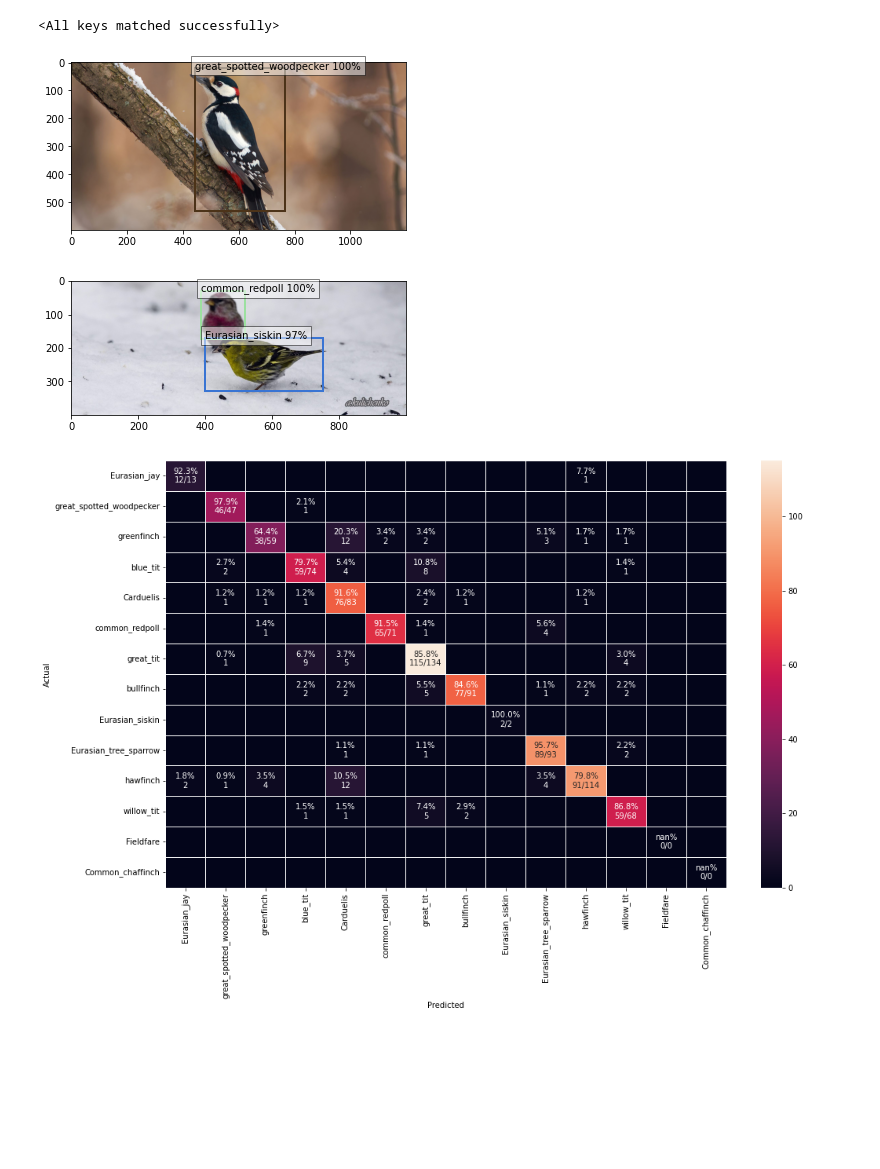
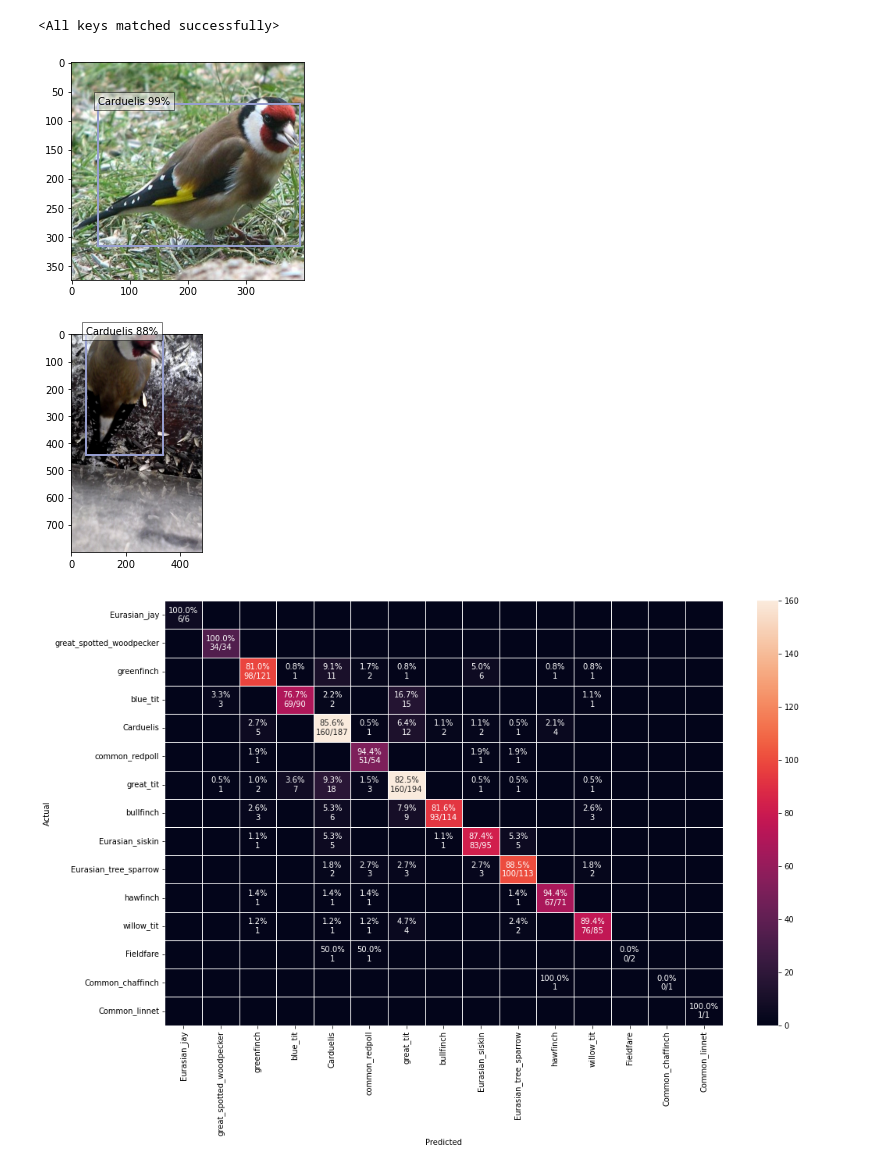
Before and after one commit to CostiaB/Birds_Detection, a Jupyter notebook: birds_project_fasterrcnn_mobilenet.ipynb, the cells around one changed output. Saved outputs shown, nothing was run; the diff lists cells and outputs as text; code cells hidden in the pictures; blank space fills up the shorter version.

```diff
--- a/birds_project_fasterrcnn_mobilenet.ipynb
+++ b/birds_project_fasterrcnn_mobilenet.ipynb
@@ -41,7 +43,8 @@ labels_dict = {1: 'Eurasian_jay',
  11: 'hawfinch',
  12: 'willow_tit',
  13: 'Fieldfare',
- 14: 'Common_chaffinch'}
+ 14: 'Common_chaffinch',
+ 15: 'Common_linnet'}
 n_classes = len(labels_dict)  # number of classes
 color_dict = {i:color/255 for i,color in enumerate(np.random.uniform(0, 255, size=(n_classes, 3)))}
 # %%
@@ -55,7 +58,11 @@ def xml_transform(xml_path):
         label = obj[0].text
         if label == 'Common chaffinch':
             label = 'Common_chaffinch'
-        label = [label == species for species in labels_dict.values()].index(True) + 1
+        try:
+            label = [label == species for species in labels_dict.values()].index(True) + 1
+        except ValueError:
+            print(xml_path)
+
         labels.append(label)
         box = [int(coord.text) for coord in obj[4]]
         boxes.append(box)
@@ -316,7 +325,7 @@ print("Model loaded successfully")
 # %% [output]
 Model loaded successfully
 # %%
-number_epochs = 20  #TODO: Choose
+number_epochs = 50  #TODO: Choose
 params = [p for p in model.parameters() if p.requires_grad]
 optimizer = torch.optim.SGD(params, lr=0.005, momentum=0.9)#TODO: Choose, momentum=#TODO: Choose)
 
@@ -338,9 +347,6 @@ for epoch in range(number_epochs):
 
         try:
             loss_dict = model(images, labels)
-
-
-
 
             losses = sum(loss for loss in loss_dict.values())
             optimizer.zero_grad()
@@ -378,7 +384,7 @@ for epoch in range(number_epochs):
     if val_loss[-1] < best_loss:
         print('Saving weights...')
         best_loss = val_loss[-1]
-        torch.save(model.state_dict(), '/home/costia/birds/best_model_10feb.pt')
+        torch.save(model.state_dict(), '/home/costia/birds_project/models/faster_RCNN.pt')
 
 
     if epoch > 0:
@@ -409,20 +415,20 @@ torch.save(model.state_dict(), '/home/costia/birds/model_g3000_10_ep.pt')
 # %%
-model.load_state_dict(torch.load('/home/costia/birds/best_model.pt'))
+model.load_state_dict(torch.load('/home/costia/birds_project/models/faster_RCNN.pt'))
 # %% [output]
 <All keys matched successfully>
 # %%
 model.eval()
 imgs, targets = next(iter(dataloaders['val']))
 inputs = list(img.to(device) for img in imgs)
 targets = [{k:v.to(device) for k,v in t.items()} for t in targets]
 preds = model(inputs)
 
 for img, info in zip(imgs, preds):
-    plot_detection(img, info, conf_lvl=0.7, with_text=True,swap = False)
+    plot_detection(img, info, conf_lvl=0.8, with_text=True,swap = False)
 # %% [output]
-[figure, old version]
+[figure, new version]
-[figure, old version]
+[figure, new version]
 # %%
-confusion_matrix(val_batch_gen,model)
+confusion_matrix(val_batch_gen, model)
 # %% [output]
-[figure, old version]
+[figure, new version]
```
Also changed, not shown: parts of 14 cells of this notebook.
